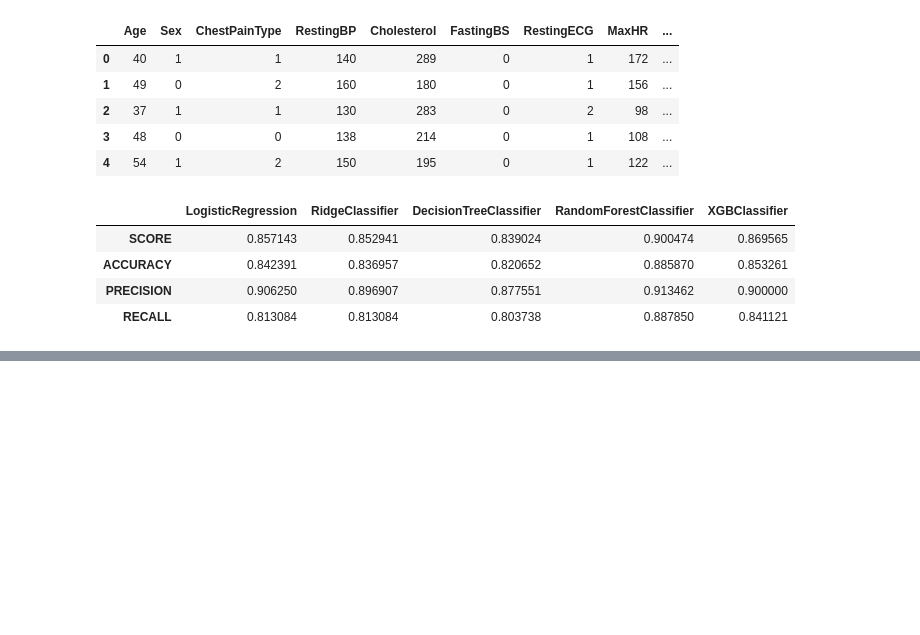
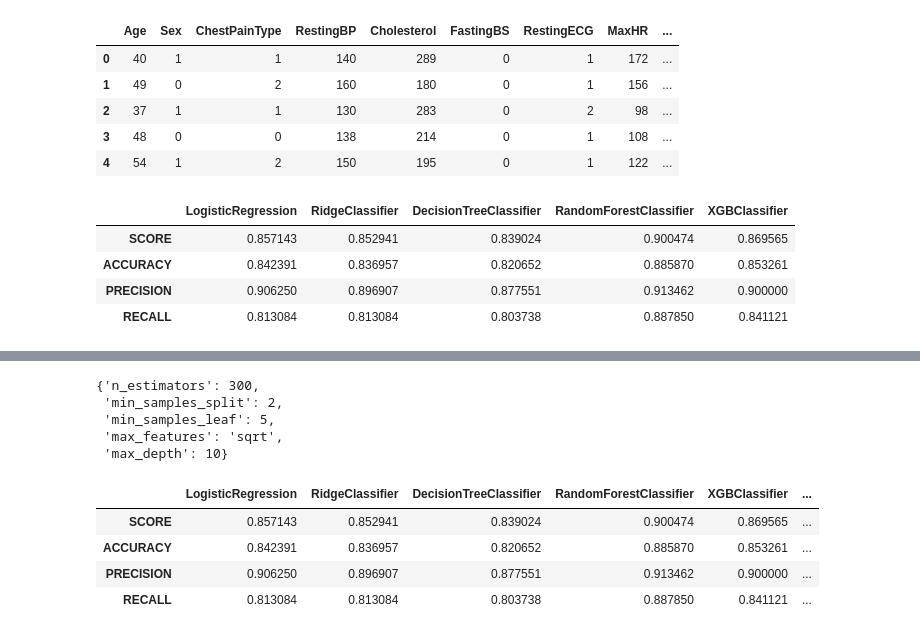
Before and after one commit to isoori/heartfailuree, a Jupyter notebook: Untitled.ipynb, the cells around one changed output, grey strips where cells are left out. Cells and saved outputs as stored; diff of their text form; code cells hidden in the pictures; blank space fills up the shorter version.

```diff
--- a/Untitled.ipynb
+++ b/Untitled.ipynb
@@ -157,0 +167,25 @@ Fitting 3 folds for each of 100 candidates, totalling 300 fits
+# %%
+rf_grid.best_params_
+# %% [output]
+{'n_estimators': 300,
+ 'min_samples_split': 2,
+ 'min_samples_leaf': 5,
+ 'max_features': 'sqrt',
+ 'max_depth': 10}
+# %%
+RF=RandomForestClassifier(n_estimators=300,max_depth =10,max_features ='sqrt',min_samples_leaf=5,min_samples_split=2)
+RF.fit(x_train,y_train)
+new_pred = RF.predict(x_test)
+score = f1_score(y_true=y_test,y_pred=new_pred)
+accuracy = accuracy_score(y_true=y_test,y_pred=new_pred)
+precision = precision_score(y_true=y_test,y_pred=new_pred)
+recall = recall_score(y_true=y_test,y_pred=new_pred)
+result['randomForest_tunned'] = [score,accuracy,precision,recall]
+# %%
+result
+# %% [output]
+|  | LogisticRegression | RidgeClassifier | DecisionTreeClassifier | RandomForestClassifier | XGBClassifier | ... |
+| SCORE | 0.857143 | 0.852941 | 0.839024 | 0.900474 | 0.869565 | ... |
+| ACCURACY | 0.842391 | 0.836957 | 0.820652 | 0.885870 | 0.853261 | ... |
+| PRECISION | 0.906250 | 0.896907 | 0.877551 | 0.913462 | 0.900000 | ... |
+| RECALL | 0.813084 | 0.813084 | 0.803738 | 0.887850 | 0.841121 | ... |
```
Also changed, not shown: parts of 1 cell of this notebook.
